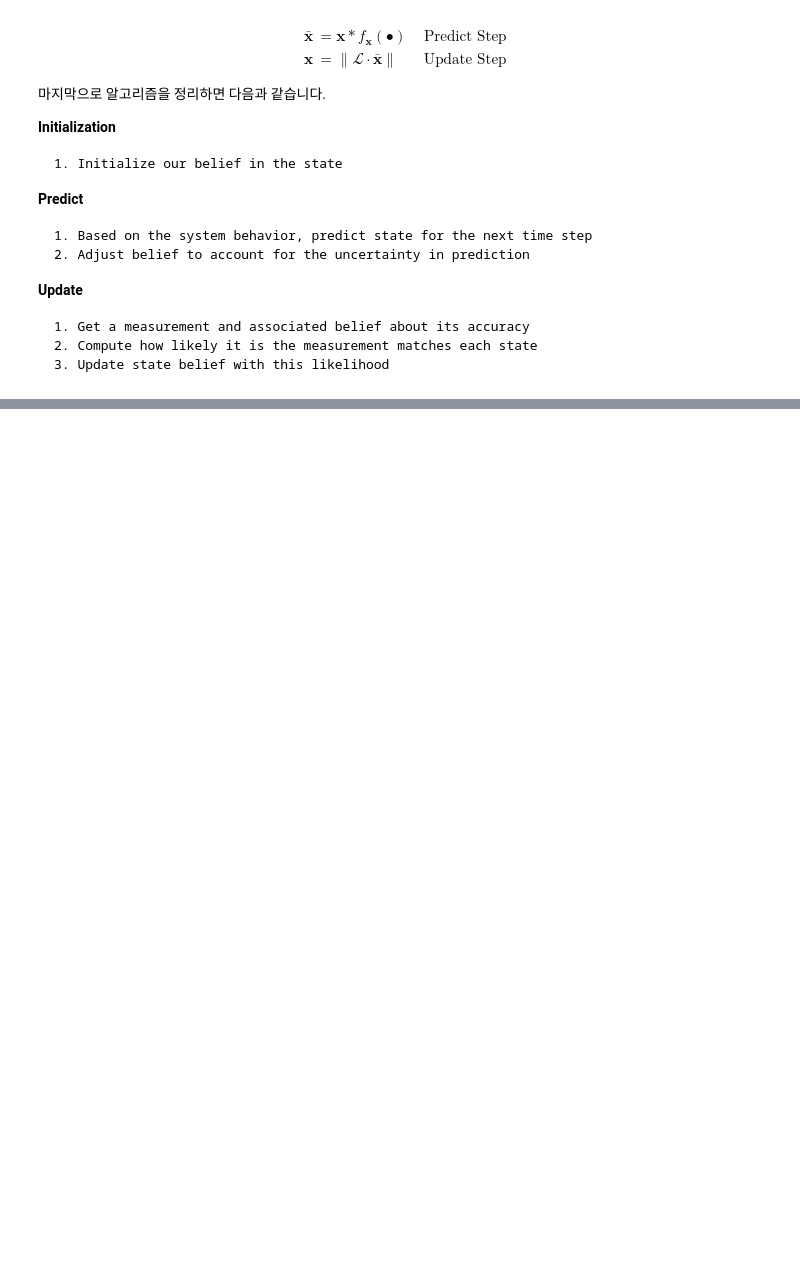
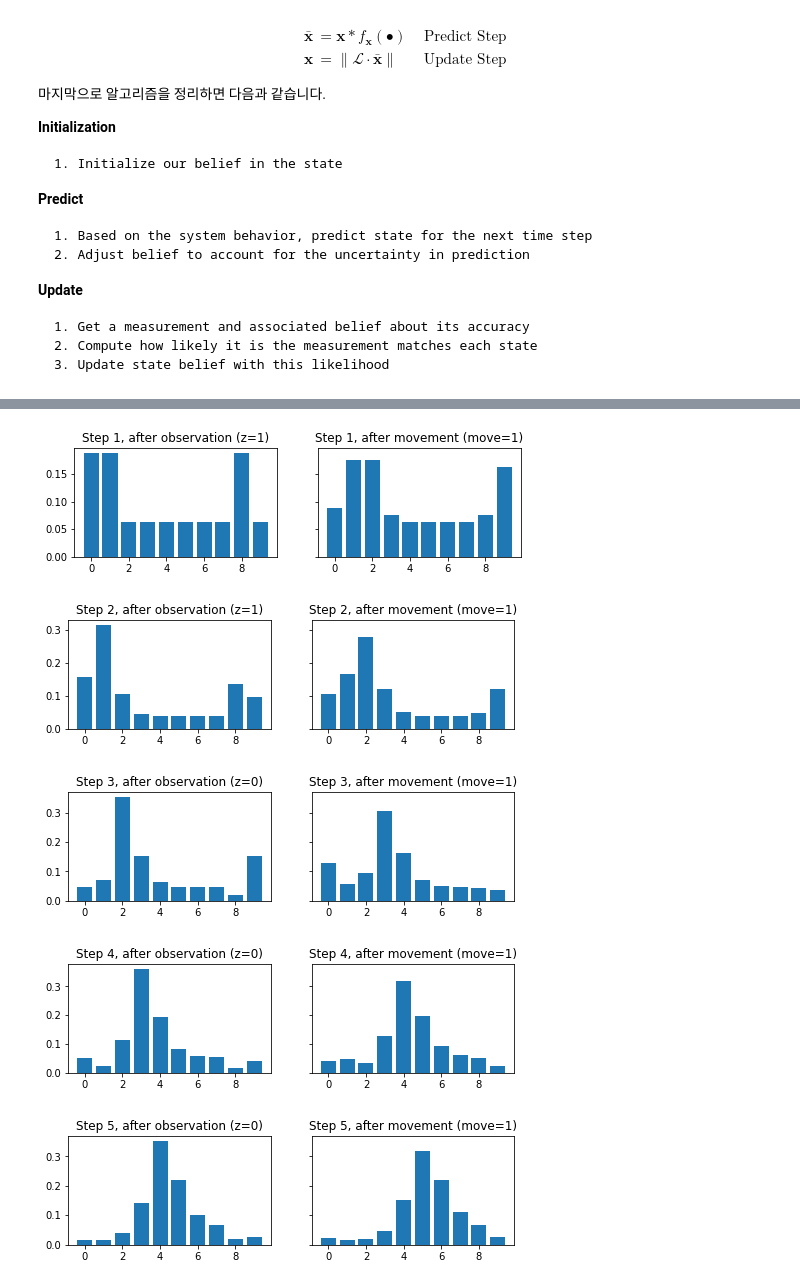
Before and after one commit to Fitree/Kalman-and-Bayesian-Filters-in-Python, a Jupyter notebook: study/ch2.ipynb, the cells around one changed output, grey strips where cells are left out. Drawn from its saved outputs; the diff is of its cells as text; code cells hidden in the pictures; blank space fills up the shorter version.

```diff
--- a/study/ch2.ipynb
+++ b/study/ch2.ipynb
@@ -173,0 +182,47 @@ $$\begin{aligned} \bar {\mathbf x} &= \mathbf x \ast f_{\mathbf x}(\bullet)\, \,
+# %%
+from filterpy.discrete_bayes import update, predict
+
+
+def lh_hallway(hall, z, z_prob):
+    """ compute likelihood that a measurement matches
+    positions in the hallway."""
+
+    try:
+        scale = z_prob / (1. - z_prob)
+    except ZeroDivisionError:
+        scale = 1e8
+
+    likelihood = np.ones(len(hall))
+    likelihood[hall==z] *= scale
+    return likelihood
+
+
+# Given values
+observations = [1, 1, 0, 0, 0]
+movements = [1, 1, 1, 1, 1]
+z_prob = .75
+kernel = [.1, .8, .1]
+
+# Initial condition
+hallway = np.array([1, 1, 0, 0, 0, 0, 0, 0, 1, 0])
+prior = np.array([.1] * 10)
+
+# Discrete Bayes Filter
+for step, (z, move) in enumerate(zip(observations, movements)):
+    # Update
+    likelihood = lh_hallway(hallway, z=z, z_prob=z_prob)
+    posterior = update(likelihood, prior)
+    fig, ax = plt.subplots(1, 2, sharey=True, figsize=[8, 2])
+    ax[0].bar(np.arange(len(posterior)), posterior)
+    ax[0].set_title(f"Step {step+1}, after observation (z={z})")
+
+    # Predict
+    prior = predict(posterior, 1, kernel)
+    ax[1].bar(np.arange(len(prior)), prior)
+    ax[1].set_title(f"Step {step+1}, after movement (move={move})")
+# %% [output]
+[figure, added]
+[figure, added]
+[figure, added]
+[figure, added]
+[figure, added]
```
Also changed, not shown: parts of 2 cells of this notebook, 1 other file.
